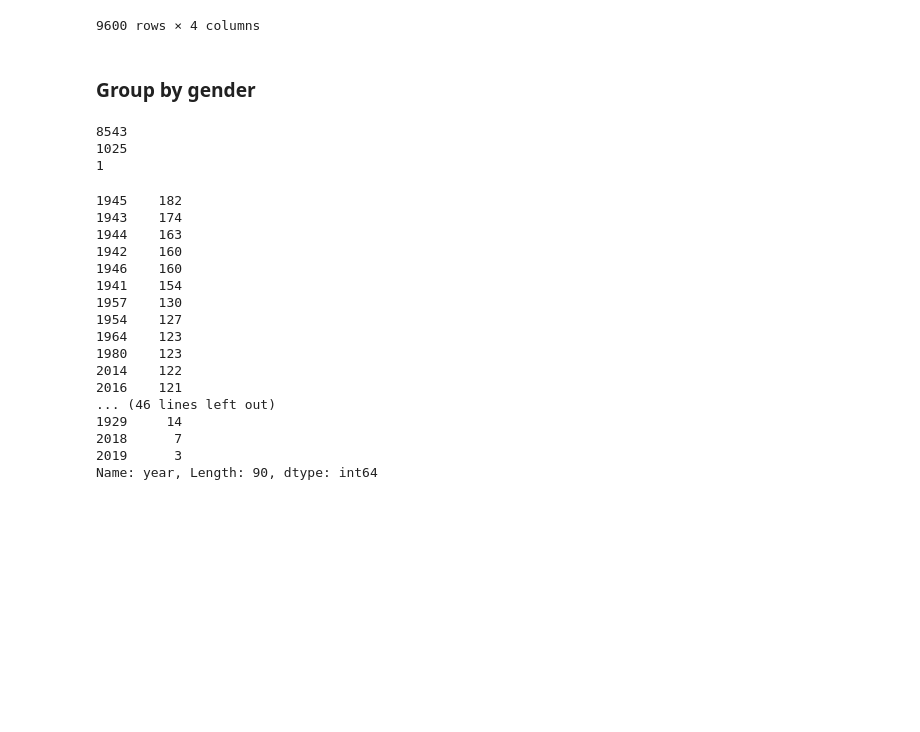
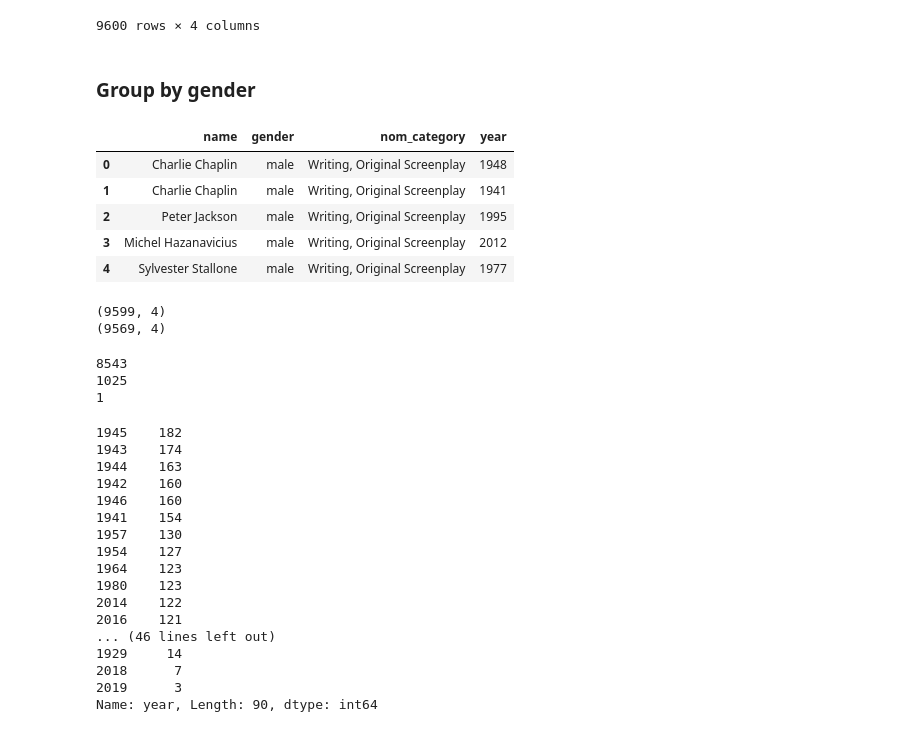
Before and after one commit to MagicMilly/women-in-film-analysis-dashboard, a Jupyter notebook: data_collection_cleaning/oscar_data.ipynb, the cells around one changed output. Saved outputs shown, nothing was run; the diff lists cells and outputs as text; code cells hidden in the pictures; blank space fills up the shorter version.

```diff
--- a/data_collection_cleaning/oscar_data.ipynb
+++ b/data_collection_cleaning/oscar_data.ipynb
@@ -192,6 +192,24 @@ clean_oscar_sparql_query(oscar_nominees, award_column='nominationLabel', new_awa
 9600 rows × 4 columns
 # %% [markdown]
 ### Group by gender
+# %%
+oscar_nominees = pd.read_csv('my_data/cleaned_oscar_nominees.csv')
+oscar_nominees.head()
+# %% [output]
+|  | name | gender | nom_category | year |
+| 0 | Charlie Chaplin | male | Writing, Original Screenplay | 1948 |
+| 1 | Charlie Chaplin | male | Writing, Original Screenplay | 1941 |
+| 2 | Peter Jackson | male | Writing, Original Screenplay | 1995 |
+| 3 | Michel Hazanavicius | male | Writing, Original Screenplay | 2012 |
+| 4 | Sylvester Stallone | male | Writing, Original Screenplay | 1977 |
+# %%
+# Drop null values for now
+print(oscar_nominees.shape)
+oscar_nominees.dropna(inplace=True)
+print(oscar_nominees.shape)
+# %% [output]
+(9599, 4)
+(9569, 4)
 # %%
 male_nominees = oscar_nominees.query('gender == "male"')
 female_nominees = oscar_nominees.query('gender == "female"')
```
Also changed, not shown: parts of 14 cells of this notebook, 1 other file.
